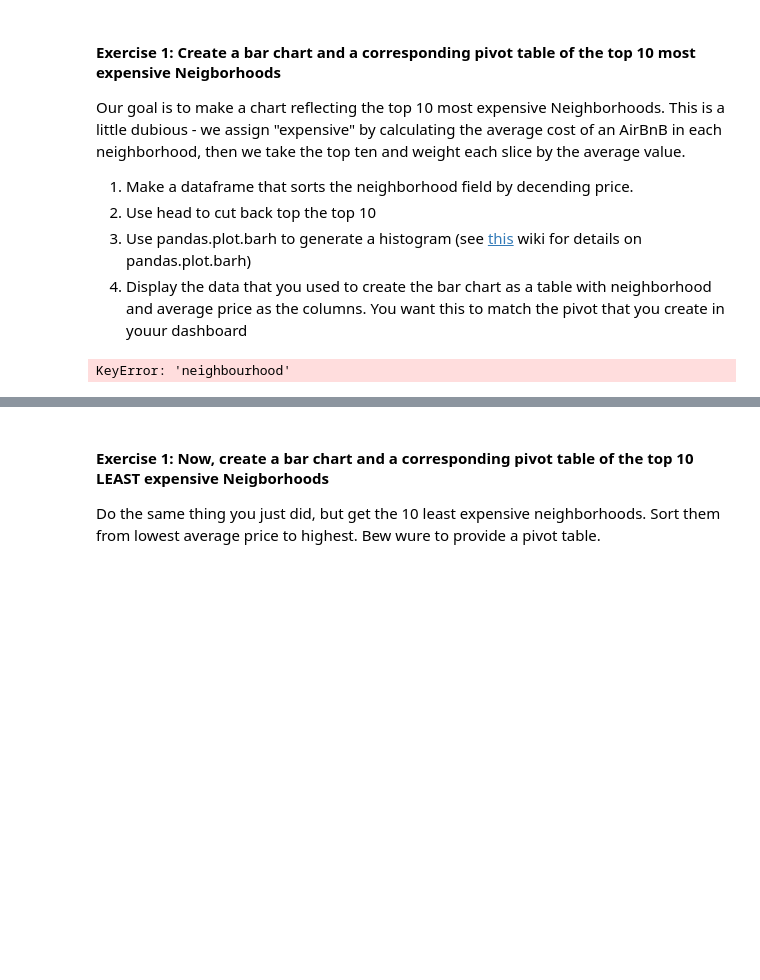
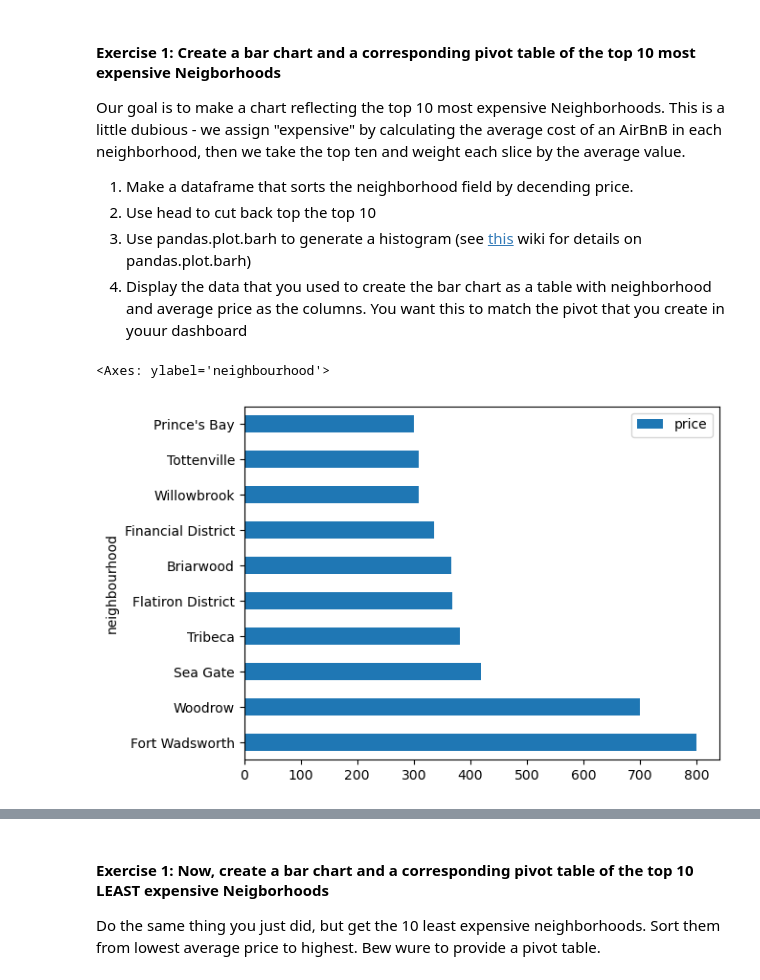
Before and after one commit to annie-jiang/my-fork-2024-fall-data-science, a Jupyter notebook: Week-03-Data_Analytics-Data_Viz-BI_tools/Exercise-AJ.ipynb, the cells around one changed output, grey strips where cells are left out. Drawn from its saved outputs; the diff is of its cells as text; code cells hidden in the pictures; blank space fills up the shorter version.

```diff
--- a/Week-03-Data_Analytics-Data_Viz-BI_tools/Exercise-AJ.ipynb
+++ b/Week-03-Data_Analytics-Data_Viz-BI_tools/Exercise-AJ.ipynb
@@ -23,11 +32,12 @@ by the average value.
 #
 # make a dataframe that sorts the neighborhood field by decending price.
 # Use head to cut back top the top 10. Then, use df.plot.barh to generate a histogram.
-new_df = df.groupby('neighbourhood').agg('mean').sort_values(by='price', ascending=False).head(10)
-
-new_df.plot.barh(x='neighbourhood', y='price')
+top_10_df = df.groupby('neighbourhood')['price'].mean().sort_values(ascending=False).head(10).reset_index()
-# %% [output]
-KeyError: 'neighbourhood'
+# %%
+top_10_df.plot.barh(x='neighbourhood',y='price')
+# %% [output]
+<Axes: ylabel='neighbourhood'>
+[figure, added]
 # %%
 # Now, display the top 10 datframe you created as a table with columns
 # neighbourhood and price
```
Also changed, not shown: parts of 4 cells of this notebook.
